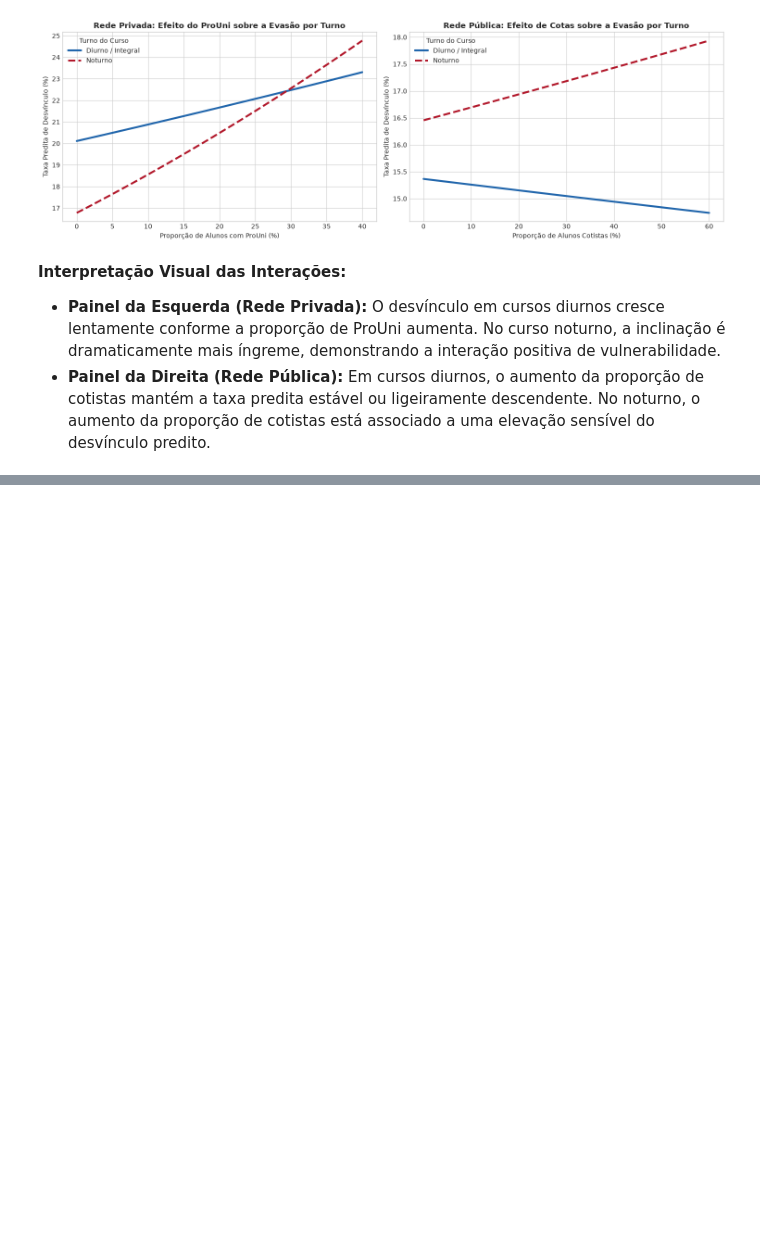
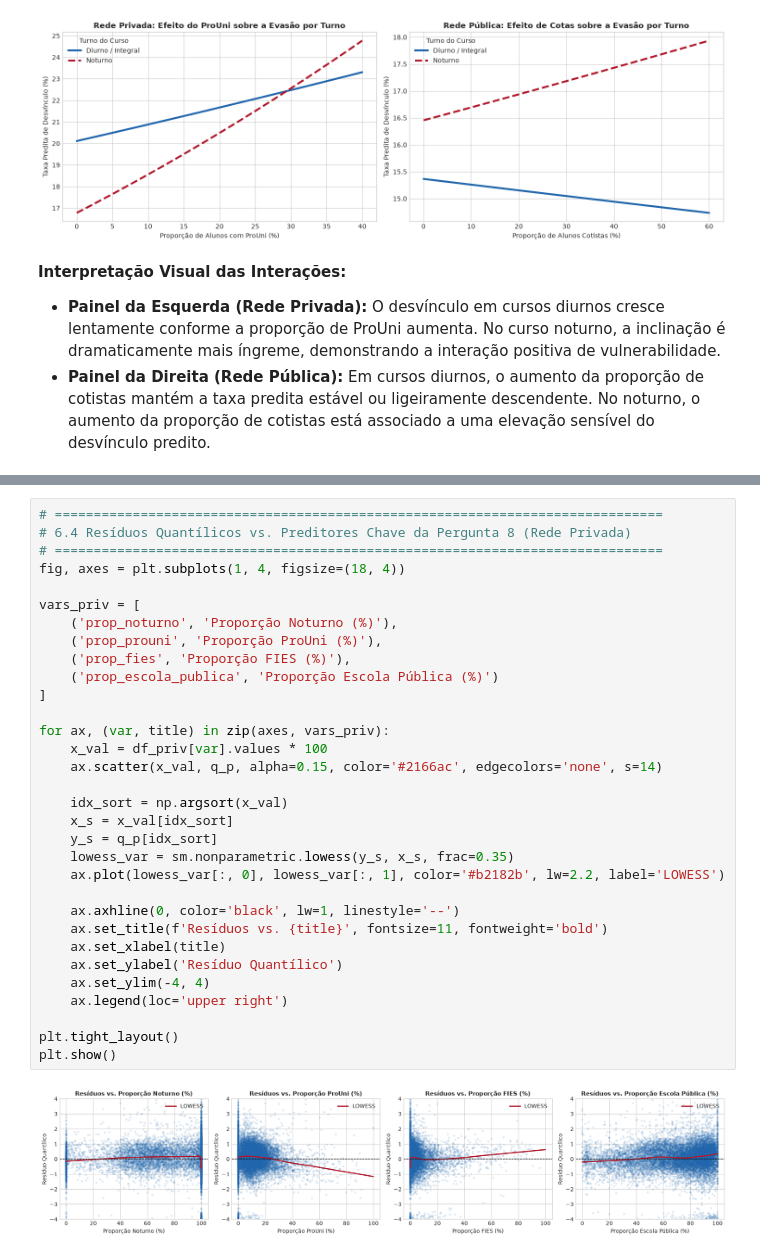
Before and after one commit to GustavoGarone/Datanautas-2026, a Jupyter notebook: notebooks/03_modelagem_regressao_beta.ipynb, the cells around one changed output, grey strips where cells are left out. Cells and saved outputs as stored; diff of their text form; blank space fills up the shorter version.

```diff
--- a/notebooks/03_modelagem_regressao_beta.ipynb
+++ b/notebooks/03_modelagem_regressao_beta.ipynb
@@ -328,0 +549,34 @@ plt.show()
+# %%
+# ==============================================================================
+# 6.4 Resíduos Quantílicos vs. Preditores Chave da Pergunta 8 (Rede Privada)
+# ==============================================================================
+fig, axes = plt.subplots(1, 4, figsize=(18, 4))
+
+vars_priv = [
+    ('prop_noturno', 'Proporção Noturno (%)'),
+    ('prop_prouni', 'Proporção ProUni (%)'),
+    ('prop_fies', 'Proporção FIES (%)'),
+    ('prop_escola_publica', 'Proporção Escola Pública (%)')
+]
+
+for ax, (var, title) in zip(axes, vars_priv):
+    x_val = df_priv[var].values * 100
+    ax.scatter(x_val, q_p, alpha=0.15, color='#2166ac', edgecolors='none', s=14)
+
+    idx_sort = np.argsort(x_val)
+    x_s = x_val[idx_sort]
+    y_s = q_p[idx_sort]
+    lowess_var = sm.nonparametric.lowess(y_s, x_s, frac=0.35)
+    ax.plot(lowess_var[:, 0], lowess_var[:, 1], color='#b2182b', lw=2.2, label='LOWESS')
+
+    ax.axhline(0, color='black', lw=1, linestyle='--')
+    ax.set_title(f'Resíduos vs. {title}', fontsize=11, fontweight='bold')
+    ax.set_xlabel(title)
+    ax.set_ylabel('Resíduo Quantílico')
+    ax.set_ylim(-4, 4)
+    ax.legend(loc='upper right')
+
+plt.tight_layout()
+plt.show()
+# %% [output]
+[figure, added]
```
Also changed, not shown: parts of 29 cells of this notebook, 5 other files.
